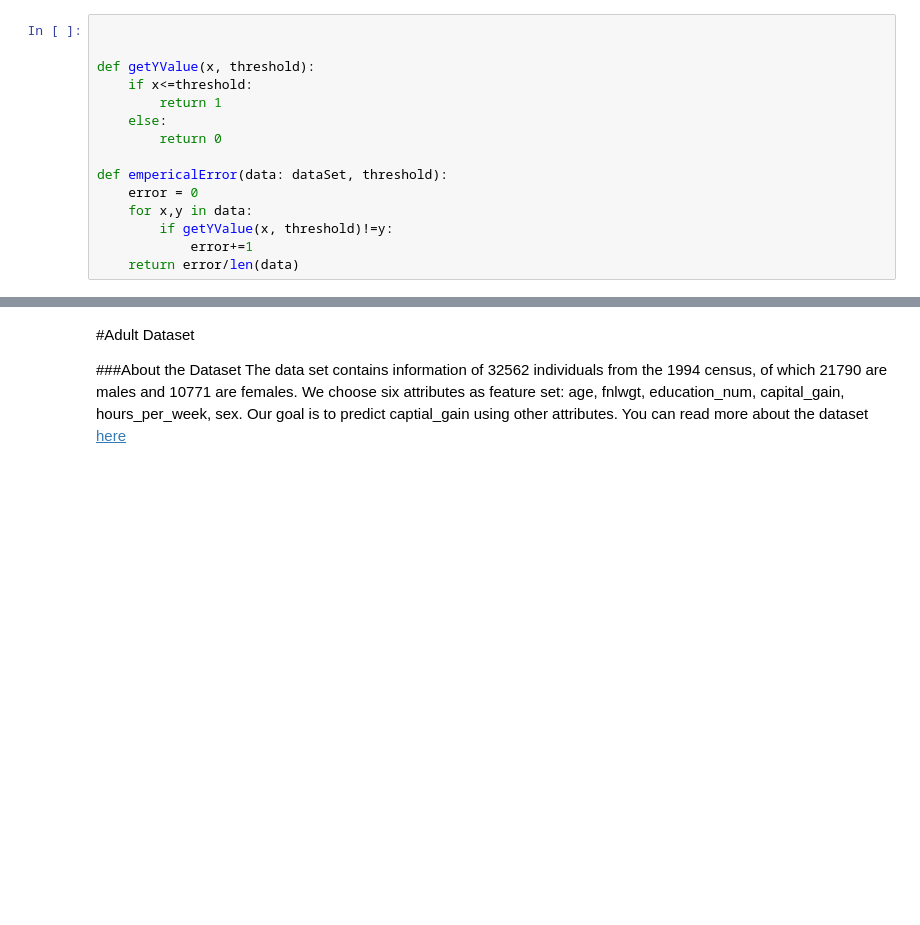
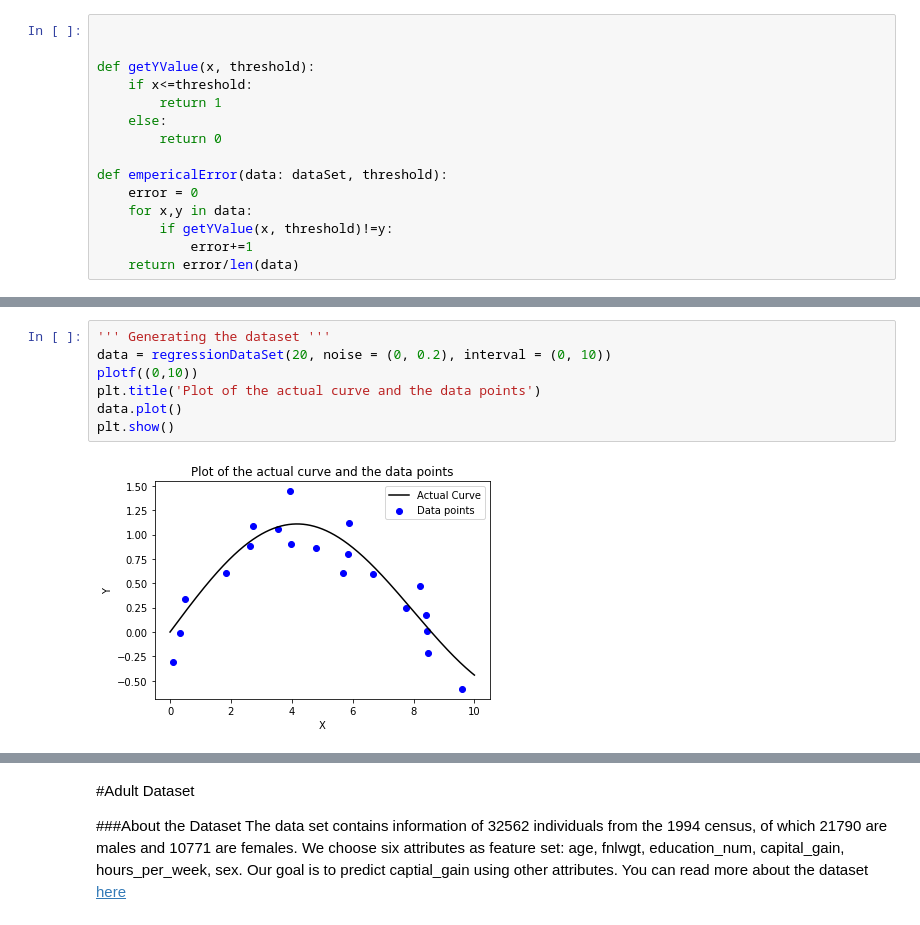
Before and after one commit to khan-shahnawaz/MachineLearning, a Jupyter notebook: SHAHNAWAZ_KHAN_ML_(CS503)_Lab1_PAC_Regression.ipynb, the cells around one changed output, grey strips where cells are left out. Drawn from its saved outputs; the diff is of its cells as text; blank space fills up the shorter version.

```diff
--- a/SHAHNAWAZ_KHAN_ML_(CS503)_Lab1_PAC_Regression.ipynb
+++ b/SHAHNAWAZ_KHAN_ML_(CS503)_Lab1_PAC_Regression.ipynb
@@ -280,0 +401,9 @@ Write your code by creating cells below.
+# %%
+''' Generating the dataset '''
+data = regressionDataSet(20, noise = (0, 0.2), interval = (0, 10))
+plotf((0,10))
+plt.title('Plot of the actual curve and the data points')
+data.plot()
+plt.show()
+# %% [output]
+[figure, added]
```
Also changed, not shown: parts of 15 cells of this notebook.
